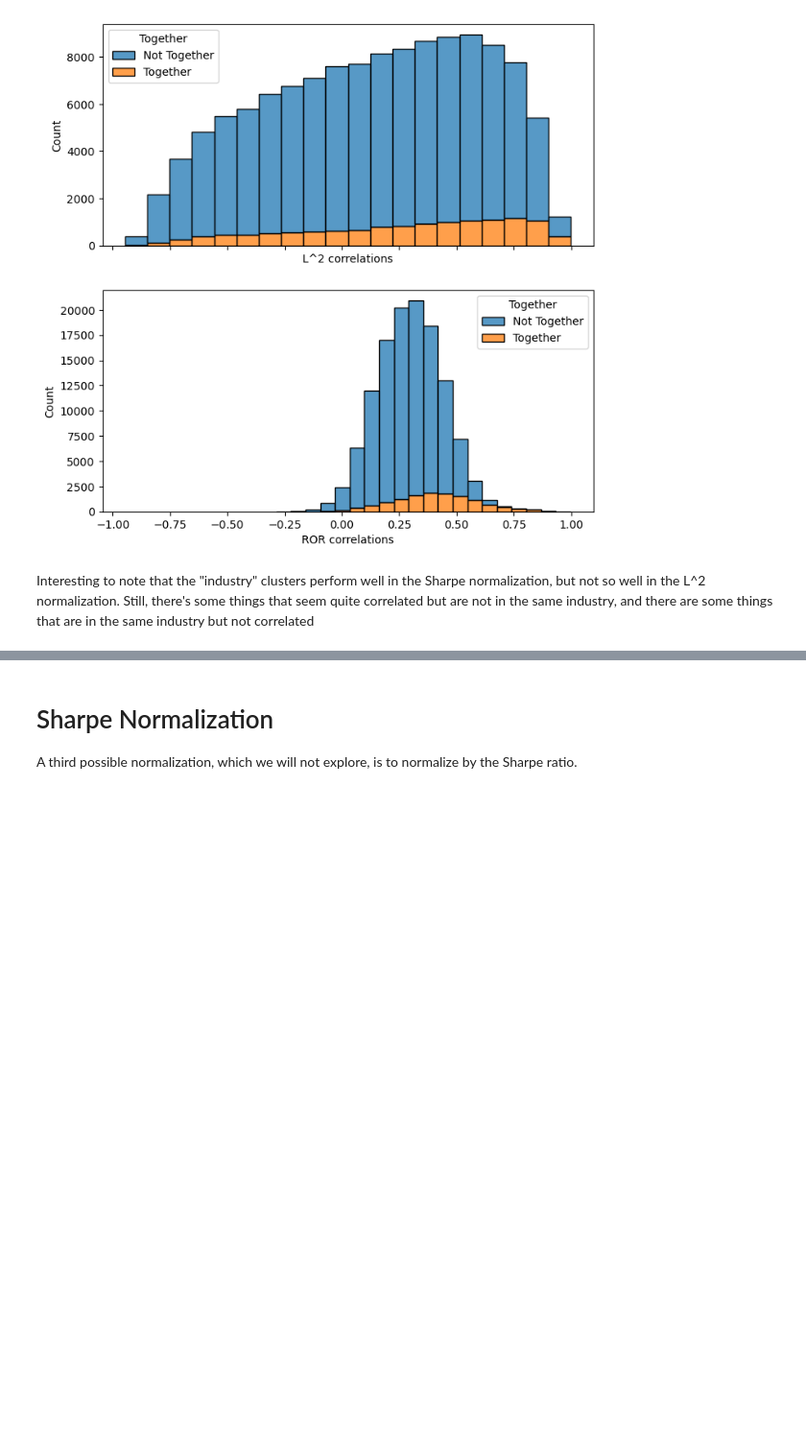
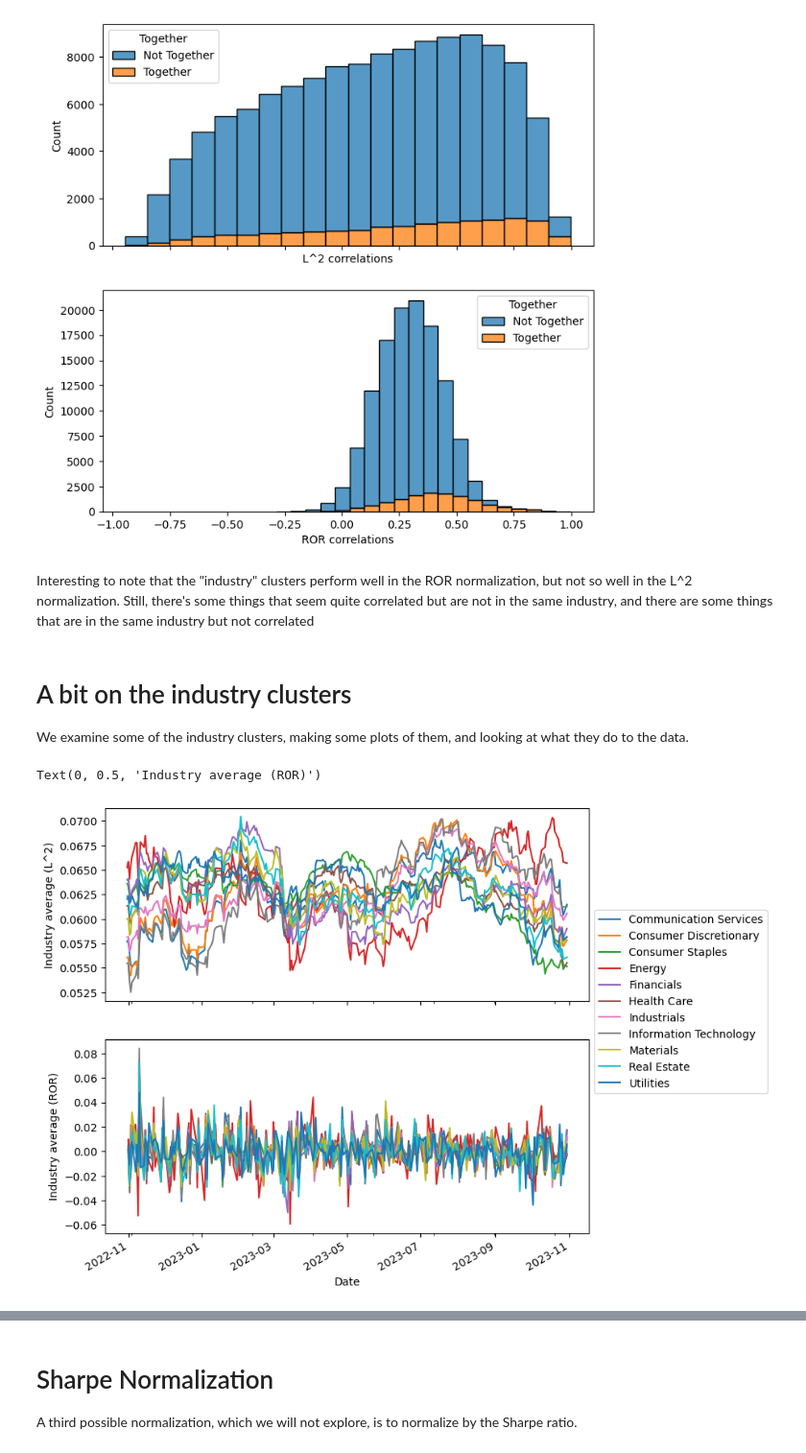
Before and after one commit to AssafBarNatan/SP500-clustering, a Jupyter notebook: EDA.ipynb, the cells around one changed output, grey strips where cells are left out. Shown at 96% size. Cells and saved outputs as stored; diff of their text form; code cells hidden in the pictures; blank space fills up the shorter version.

```diff
--- a/EDA.ipynb
+++ b/EDA.ipynb
@@ -411,4 +411,7 @@ correlation_histogram(ROR, bins = 20, clusters = industry_clusters, ax = axarr[1
 # %% [output]
 [figure]
 # %% [markdown]
-Interesting to note that the "industry" clusters perform well in the Sharpe normalization, but not so well in the L^2 normalization. Still, there's some things that seem quite correlated but are not in the same industry, and there are some things that are in the same industry but not correlated
+Interesting to note that the "industry" clusters perform well in the ROR normalization, but not so well in the L^2 normalization. Still, there's some things that seem quite correlated but are not in the same industry, and there are some things that are in the same industry but not correlated
+# %% [markdown]
+# A bit on the industry clusters
+We examine some of the industry clusters, making some plots of them, and looking at what they do to the data.
@@ -414,0 +425,14 @@ Interesting to note that the "industry" clusters perform well in the Sharpe norm
+# %%
+f, axarr = plt.subplots(2,1, sharex = True)
+f.set_figheight(8)
+f.set_figwidth(8)
+
+industry_averages_l2.plot(ax = axarr[0])
+axarr[0].legend(bbox_to_anchor=(1, 0.5))
+axarr[0].set_ylabel("Industry average (L^2)")
+
+industry_averages_ROR.plot(ax = axarr[1], legend = False)
+axarr[1].set_ylabel("Industry average (ROR)")
+# %% [output]
+Text(0, 0.5, 'Industry average (ROR)')
+[figure, added]
```
Also changed, not shown: parts of 3 cells of this notebook.
